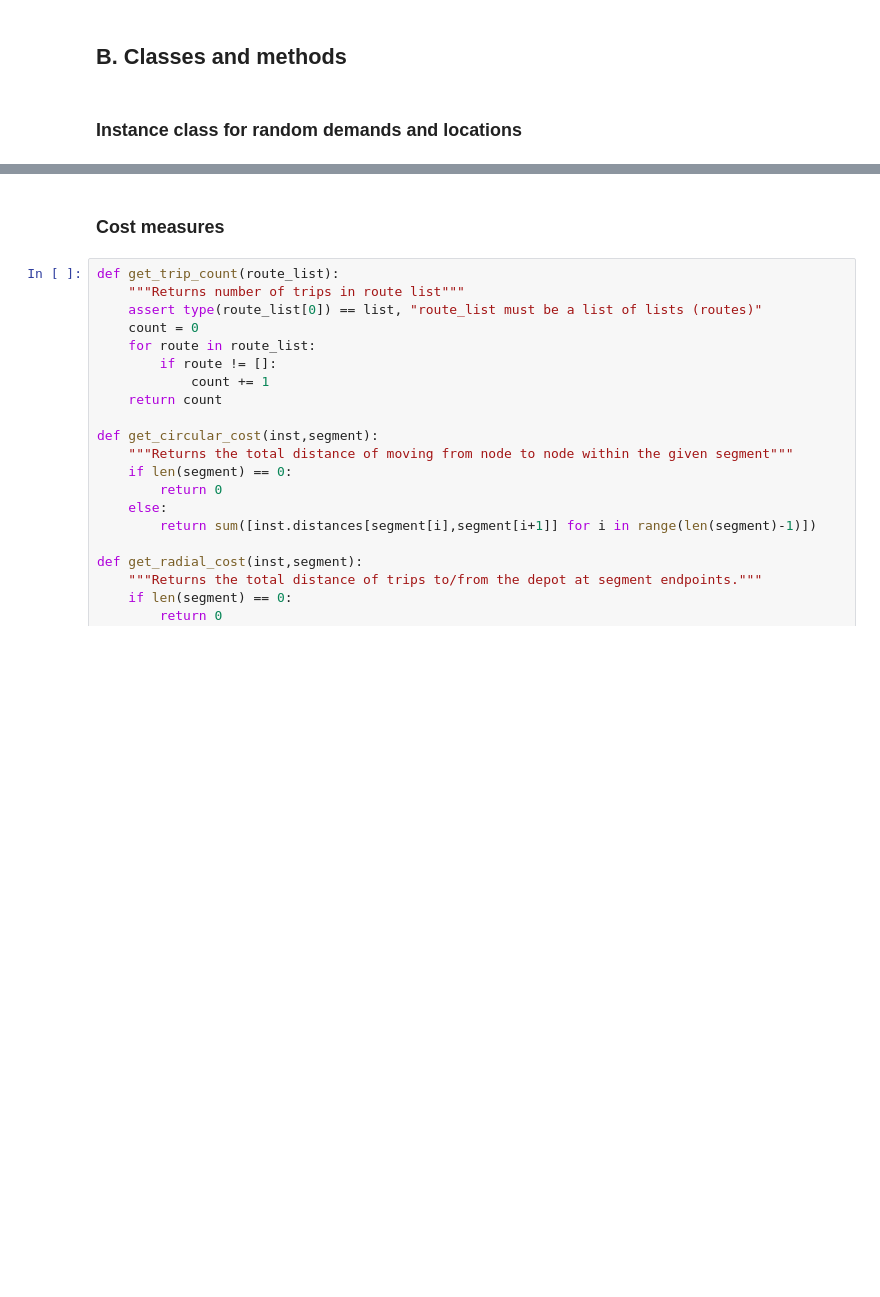
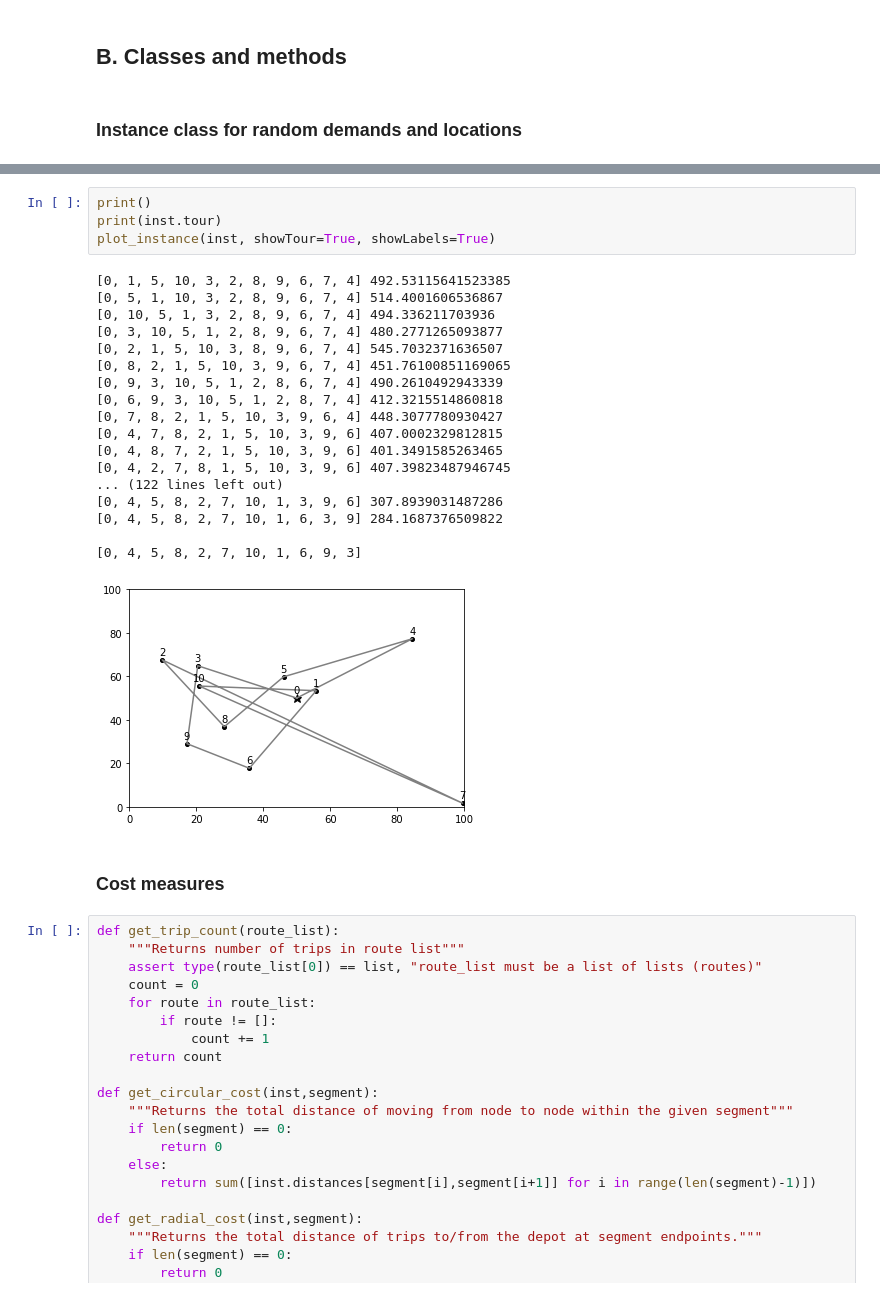
Before and after one commit to kledvina/flexible-routing, a Jupyter notebook: routing_examples.ipynb, the cells around one changed output, grey strips where cells are left out. Cells and saved outputs as stored; diff of their text form; blank space fills up the shorter version.

```diff
--- a/routing_examples.ipynb
+++ b/routing_examples.ipynb
@@ -102,3 +199,26 @@ class Instance():
+# %%
+print()
+print(inst.tour)
+plot_instance(inst, showTour=True, showLabels=True)
+# %% [output]
+[0, 1, 5, 10, 3, 2, 8, 9, 6, 7, 4] 492.53115641523385
+[0, 5, 1, 10, 3, 2, 8, 9, 6, 7, 4] 514.4001606536867
+[0, 10, 5, 1, 3, 2, 8, 9, 6, 7, 4] 494.336211703936
+[0, 3, 10, 5, 1, 2, 8, 9, 6, 7, 4] 480.2771265093877
+[0, 2, 1, 5, 10, 3, 8, 9, 6, 7, 4] 545.7032371636507
+[0, 8, 2, 1, 5, 10, 3, 9, 6, 7, 4] 451.76100851169065
+[0, 9, 3, 10, 5, 1, 2, 8, 6, 7, 4] 490.2610492943339
+[0, 6, 9, 3, 10, 5, 1, 2, 8, 7, 4] 412.3215514860818
+[0, 7, 8, 2, 1, 5, 10, 3, 9, 6, 4] 448.3077780930427
+[0, 4, 7, 8, 2, 1, 5, 10, 3, 9, 6] 407.0002329812815
+[0, 4, 8, 7, 2, 1, 5, 10, 3, 9, 6] 401.3491585263465
+[0, 4, 2, 7, 8, 1, 5, 10, 3, 9, 6] 407.39823487946745
+... (122 lines left out)
+[0, 4, 5, 8, 2, 7, 10, 1, 3, 9, 6] 307.8939031487286
+[0, 4, 5, 8, 2, 7, 10, 1, 6, 3, 9] 284.1687376509822
+
+[0, 4, 5, 8, 2, 7, 10, 1, 6, 9, 3]
+[figure, added]
 # %% [markdown]
 ### Cost measures
 # %%
```
Also changed, not shown: parts of 9 cells of this notebook.
